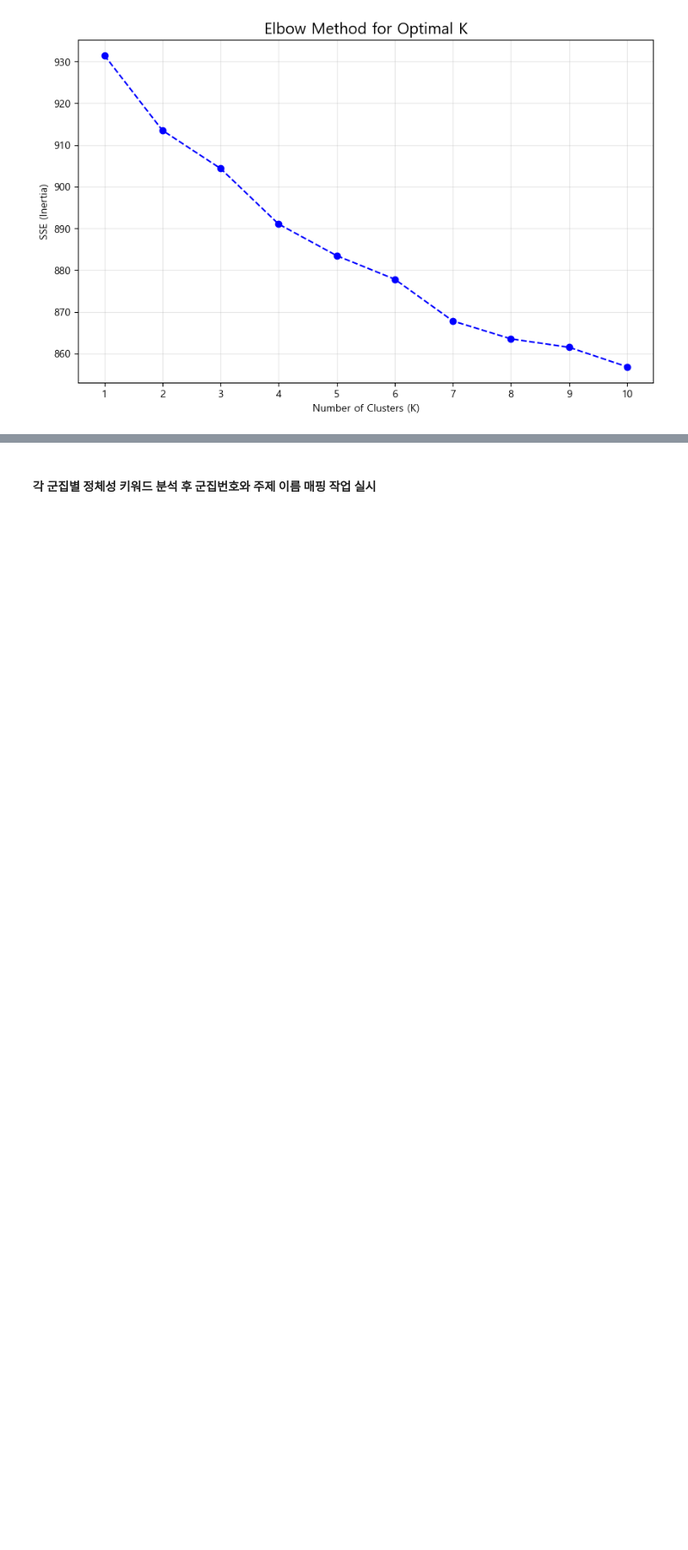
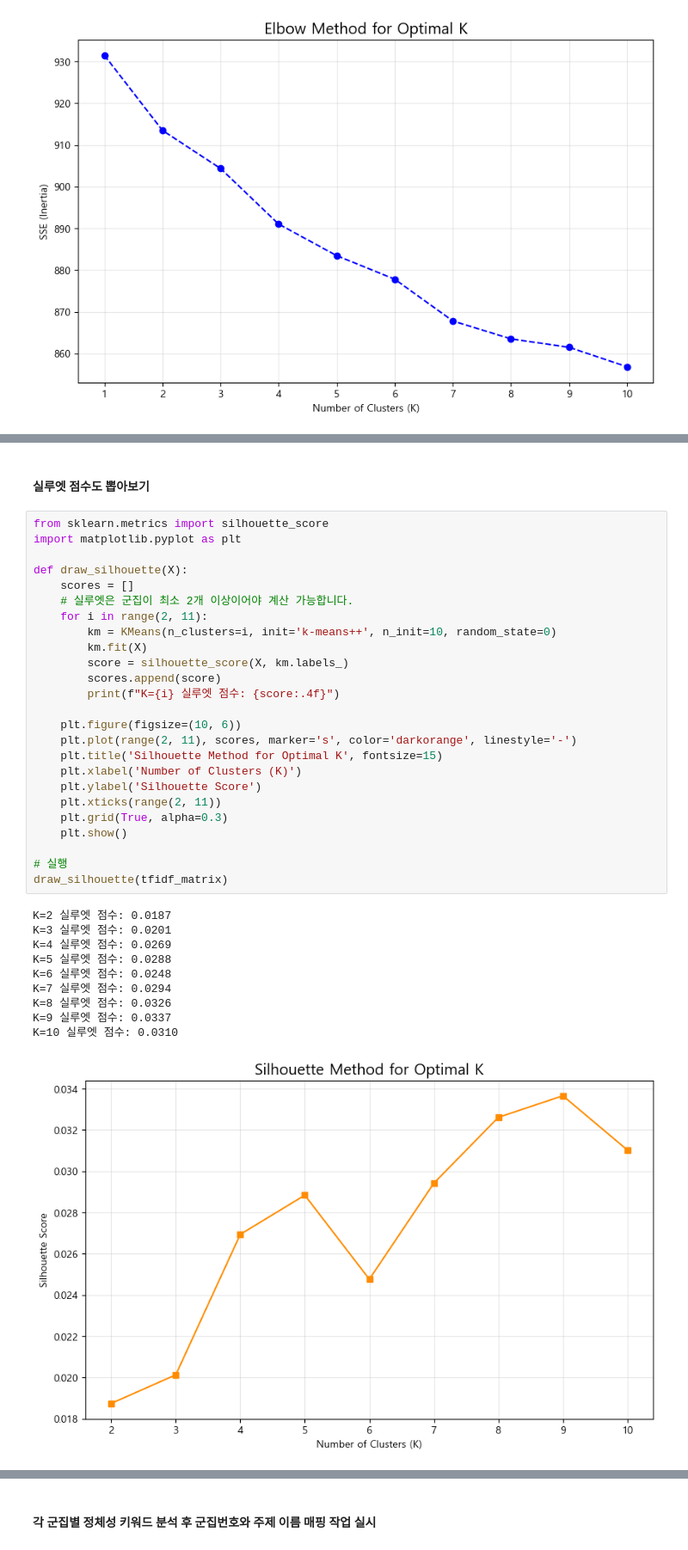
Before and after one commit to taehatae/Crawling_practice, a Jupyter notebook: 중간고사팀프로젝트/중간고사팀프로젝트_황태하_신형진.ipynb, the cells around one changed output, grey strips where cells are left out. Shown at 86% size. Drawn from its saved outputs; the diff is of its cells as text; blank space fills up the shorter version.

```diff
--- a/중간고사팀프로젝트/중간고사팀프로젝트_황태하_신형진.ipynb
+++ b/중간고사팀프로젝트/중간고사팀프로젝트_황태하_신형진.ipynb
@@ -984,0 +988,38 @@ Cluster 10 계산 완료...
+# %% [markdown]
+#### 실루엣 점수도 뽑아보기
+# %%
+from sklearn.metrics import silhouette_score
+import matplotlib.pyplot as plt
+
+def draw_silhouette(X):
+    scores = []
+    # 실루엣은 군집이 최소 2개 이상이어야 계산 가능합니다.
+    for i in range(2, 11):
+        km = KMeans(n_clusters=i, init='k-means++', n_init=10, random_state=0)
+        km.fit(X)
+        score = silhouette_score(X, km.labels_)
+        scores.append(score)
+        print(f"K={i} 실루엣 점수: {score:.4f}")
+
+    plt.figure(figsize=(10, 6))
+    plt.plot(range(2, 11), scores, marker='s', color='darkorange', linestyle='-')
+    plt.title('Silhouette Method for Optimal K', fontsize=15)
+    plt.xlabel('Number of Clusters (K)')
+    plt.ylabel('Silhouette Score')
+    plt.xticks(range(2, 11))
+    plt.grid(True, alpha=0.3)
+    plt.show()
+
+# 실행
+draw_silhouette(tfidf_matrix)
+# %% [output]
+K=2 실루엣 점수: 0.0187
+K=3 실루엣 점수: 0.0201
+K=4 실루엣 점수: 0.0269
+K=5 실루엣 점수: 0.0288
+K=6 실루엣 점수: 0.0248
+K=7 실루엣 점수: 0.0294
+K=8 실루엣 점수: 0.0326
+K=9 실루엣 점수: 0.0337
+K=10 실루엣 점수: 0.0310
+[figure, added]
```
Also changed, not shown: parts of 5 cells of this notebook, 1 other file.
